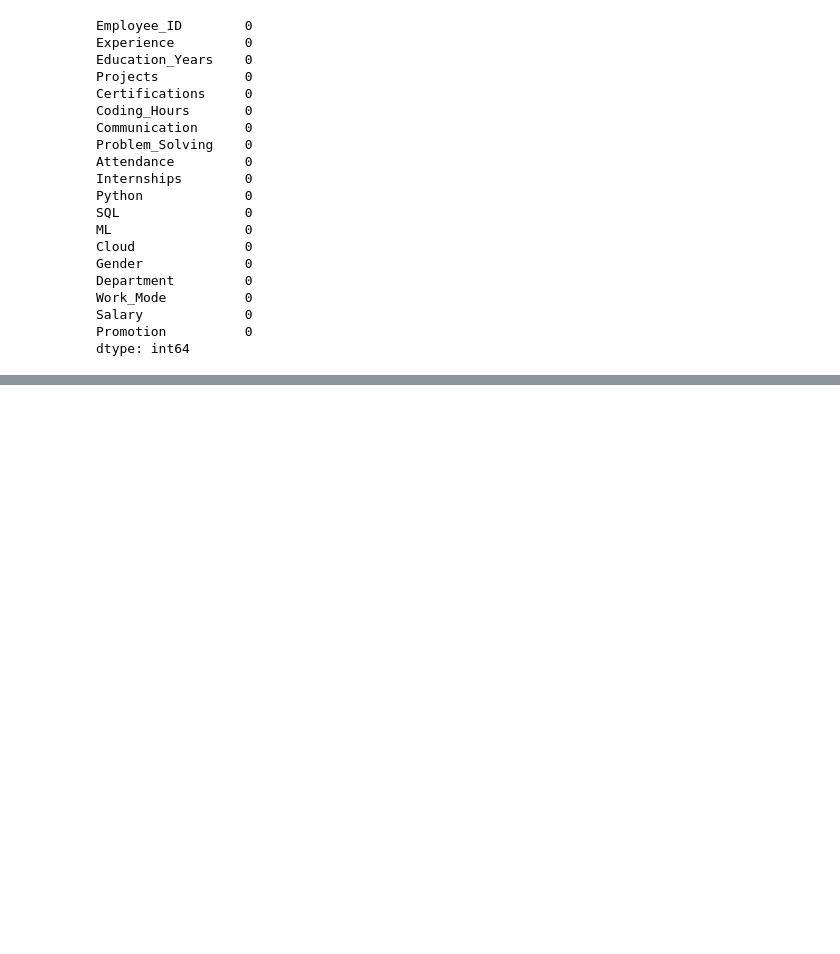
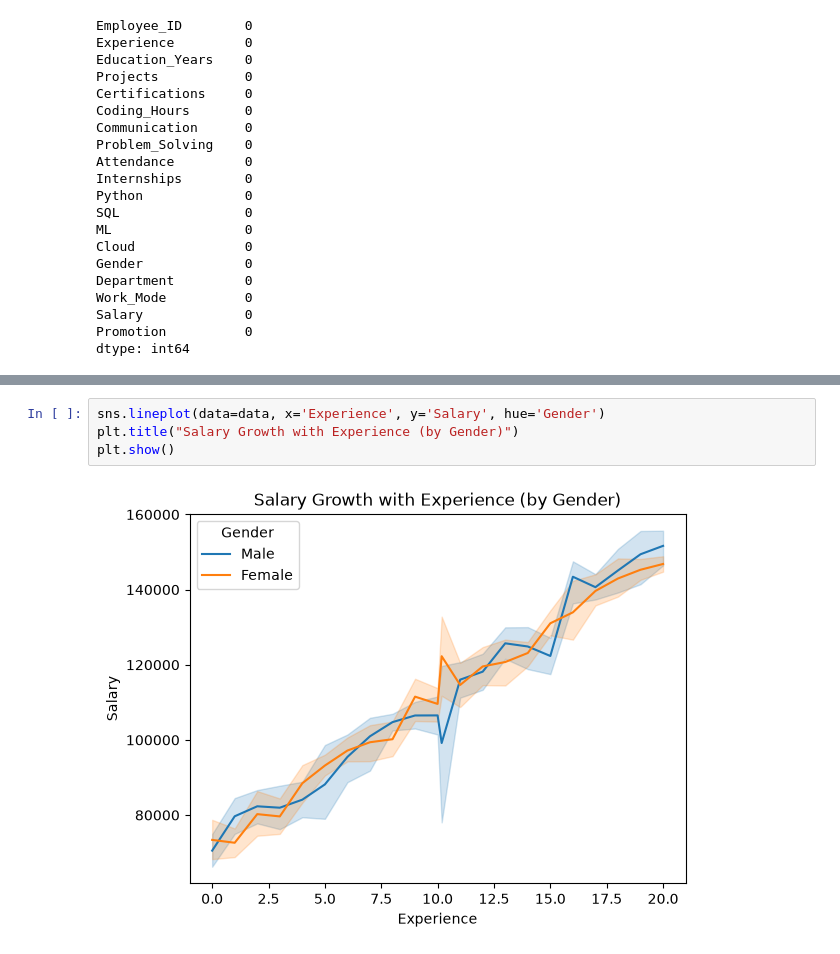
Before and after one commit to chaitanya7-s/Data-science-EDA-Feature-engineering-ML-model, a Jupyter notebook: Training_Testing.ipynb, the cells around one changed output, grey strips where cells are left out. Cells and saved outputs as stored; diff of their text form; blank space fills up the shorter version.

```diff
--- a/Training_Testing.ipynb
+++ b/Training_Testing.ipynb
@@ -180,0 +214,6 @@ dtype: int64
+# %%
+sns.lineplot(data=data, x='Experience', y='Salary', hue='Gender')
+plt.title("Salary Growth with Experience (by Gender)")
+plt.show()
+# %% [output]
+[figure, added]
```
Also changed, not shown: parts of 11 cells of this notebook.
